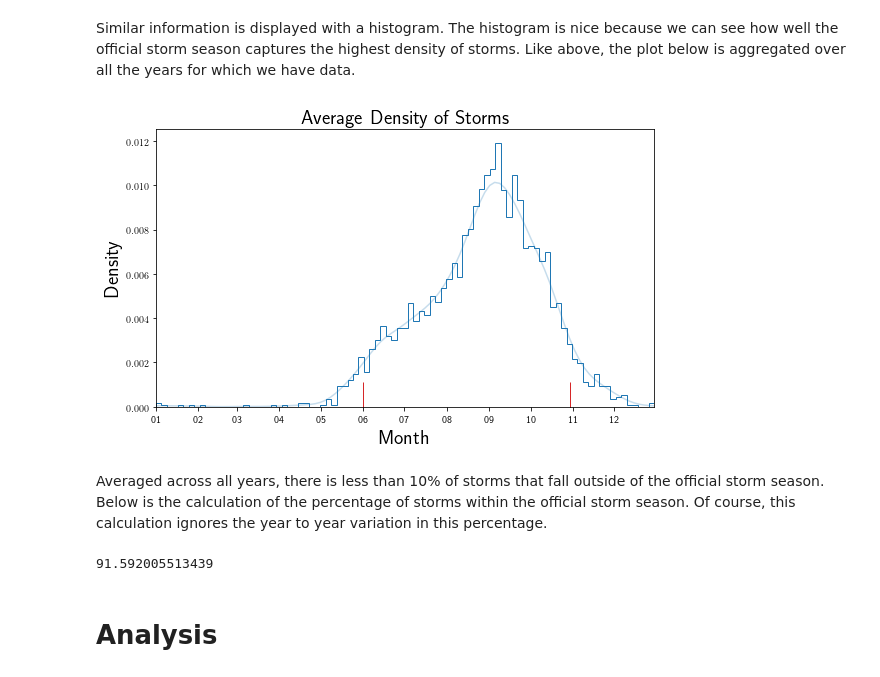
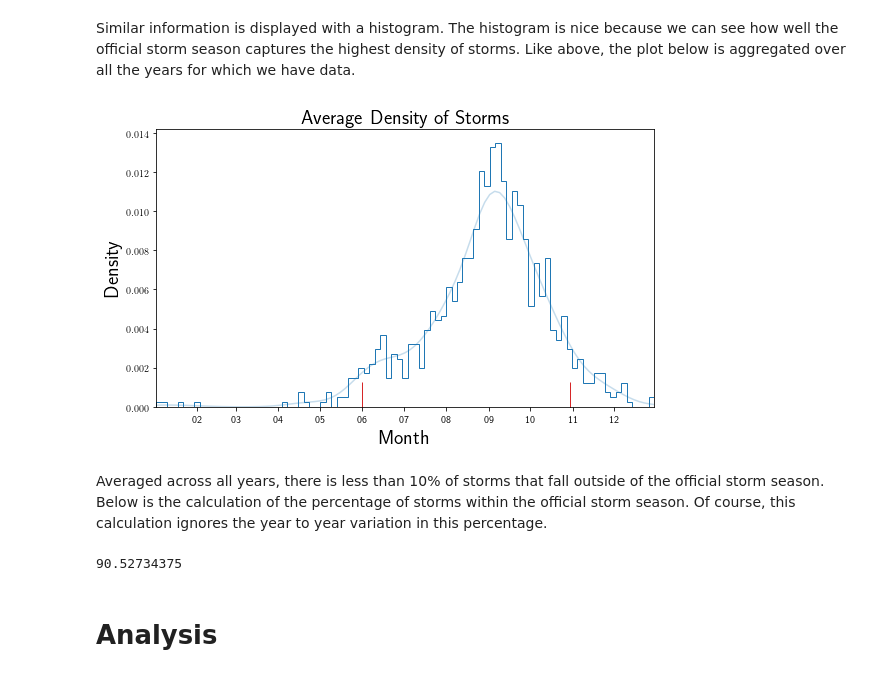
Before and after one commit to roualdes/stormevents, a Jupyter notebook: stormevents.ipynb, the cells around one changed output. Cells and saved outputs as stored; diff of their text form; code cells hidden in the pictures.

```diff
--- a/stormevents.ipynb
+++ b/stormevents.ipynb
@@ -61,11 +57,13 @@ To properly work with dates in Python, we convert dates, from the format YYYMMDD
 df['date'] = pd.to_datetime(df['date'], format='%Y%m%d')
 df.drop_duplicates('name', inplace=True) # don't double count storms
 df['year'] = df.date.dt.year
+df = df.loc[df['year'] >= 1950]
 df['month'] = df.date.dt.month
 df['cnum_dates'] = mdates.date2num([datetime.datetime(2018, d.month, d.day)
                          for _, d in df['date'].dropna().iteritems()])
 df['num_dates'] = mdates.date2num([datetime.datetime(d.year, d.month, d.day)
                          for _, d in df['date'].iteritems()])
-df.head()
+Adf = df.loc[df['name'].str.contains('^AL')].copy() # Atlantic, for now
+Adf.head()
 # %% [output]
 |  | date | time | record_identifier | intensity_rating | name | year | month | cnum_dates | ... |
@@ -110,27 +107,27 @@ Similar information is displayed with a histogram.  The histogram is nice becaus
 # %%
 storm_season = mdates.date2num([datetime.datetime(2018, 6, 1),
                                 datetime.datetime(2018, 10, 30)])
 
 fig, ax = plt.subplots(1, 1, figsize=(8, 5))
 ax.cla()
-bp.histogram(df['cnum_dates'], bins=365//4)
-bp.density(df['cnum_dates'], alpha=0.25)
+bp.histogram(Adf['cnum_dates'], bins=365//4)
+bp.density(Adf['cnum_dates'], alpha=0.25)
 bp.rug(storm_season, markersize=50, color='tab:red')
 plt.xlabel('Month', fontsize=20)
 plt.ylabel('Density', fontsize=20)
 plt.title('Average Density of Storms', fontsize=20)
 ax.set_xlim([df['cnum_dates'].min(), df['cnum_dates'].max()])
 ax.xaxis.set_major_locator(mdates.AutoDateLocator())
 ax.xaxis.set_major_formatter(mdates.DateFormatter('%m'))
 plt.tight_layout()
 # %% [output]
-[figure, old version]
+[figure, new version]
 # %% [markdown]
 Averaged across all years, there is less than 10% of storms that fall outside of the official storm season.  Below is the calculation of the percentage of storms within the official storm season. Of course, this calculation ignores the year to year variation in this percentage.
 # %%
-np.sum((df['cnum_dates'] > storm_season[0]) & (df['cnum_dates'] < storm_season[1])) / df.shape[0] * 100
+np.sum((Adf['cnum_dates'] > storm_season[0]) & (Adf['cnum_dates'] < storm_season[1])) / Adf.shape[0] * 100
 # %% [output]
-91.592005513439
+90.52734375
 # %% [markdown]
 # Analysis
 # %% [markdown]
```
Also changed, not shown: parts of 82 cells of this notebook, 1 other file.
